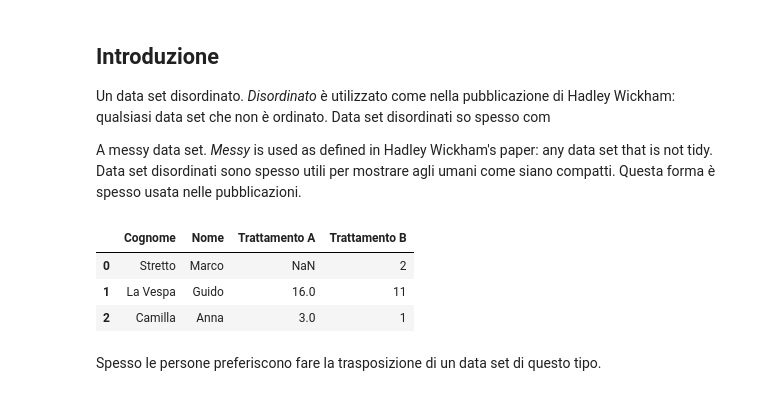
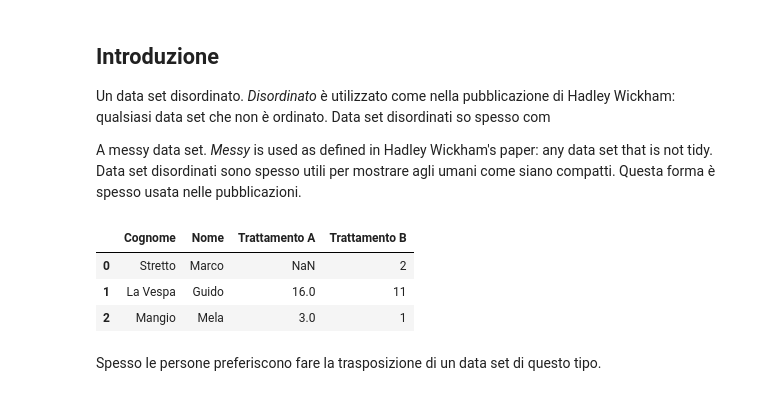
Before and after one commit to aborruso/Tidy-Data, a Jupyter notebook: Tidy-Data.ipynb, the cells around one changed output. Saved outputs shown, nothing was run; the diff lists cells and outputs as text; code cells hidden in the pictures.

```diff
--- a/Tidy-Data.ipynb
+++ b/Tidy-Data.ipynb
@@ -25,16 +25,16 @@ Un data set disordinato. *Disordinato* è utilizzato come nella pubblicazione di
 
 A messy data set.  *Messy* is used as defined in Hadley Wickham's paper: any data set that is not tidy. Data set disordinati sono spesso utili per mostrare agli umani come siano compatti. Questa forma è spesso usata nelle pubblicazioni.
 # %%
-messy = pd.DataFrame({'Nome' : ['Marco', 'Guido', 'Anna'],
-                      'Cognome' : ['Stretto', 'La Vespa', 'Camilla'],
+messy = pd.DataFrame({'Nome' : ['Marco', 'Guido', 'Mela'],
+                      'Cognome' : ['Stretto', 'La Vespa', 'Mangio'],
                       'Trattamento A' : [np.nan, 16, 3],
                       'Trattamento B' : [2, 11, 1]})
 messy
 # %% [output]
 |  | Cognome | Nome | Trattamento A | Trattamento B |
 | 0 | Stretto | Marco | NaN | 2 |
 | 1 | La Vespa | Guido | 16.0 | 11 |
-| 2 | Camilla | Anna | 3.0 | 1 |
+| 2 | Mangio | Mela | 3.0 | 1 |
 # %% [markdown]
 Spesso le persone preferiscono fare la trasposizione di un data set di questo tipo.
 # %%
```
Also changed, not shown: parts of 7 cells of this notebook.
